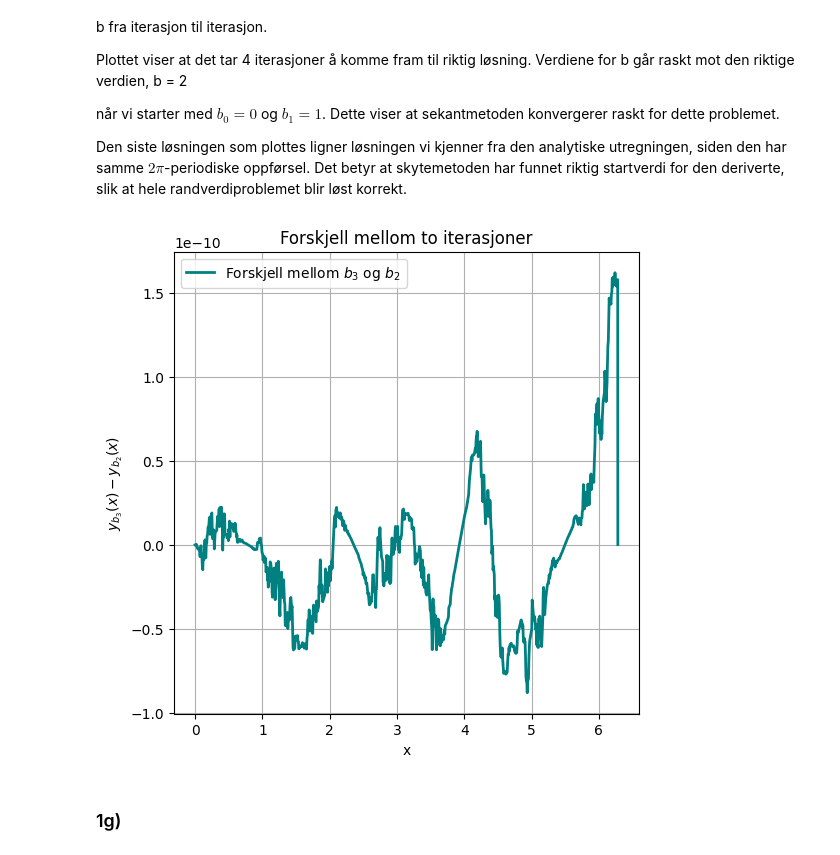
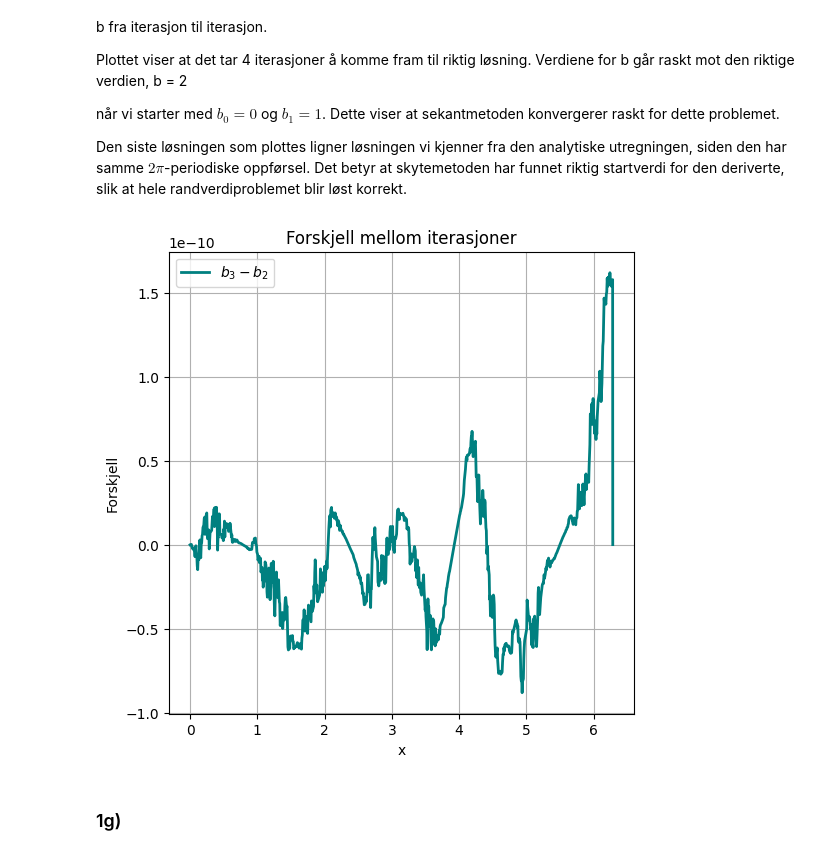
Before and after one commit to selmaberg05/TMA4320-Prosjekt3-gruppe-Andrihol-Emilyan-Selmahbe, a Jupyter notebook: Prosjekt3.ipynb, the cells around one changed output. Drawn from its saved outputs; the diff is of its cells as text; code cells hidden in the pictures.

```diff
--- a/Prosjekt3.ipynb
+++ b/Prosjekt3.ipynb
@@ -396,23 +420,34 @@ For å kontrollere resultatet brukes også en numerisk løser fra SymPy. Denne g
 # %% [markdown]
 ### 1f)
 # %%
+# Funksjon som brukes i skytemetoden
 def g_shoot(b):
     x_init = 0
     x_end = 2*np.pi
-    y_init = [0, b]
+    y_init = [0, b]   # startgjetning y'(0) = b
+
     h0 = 1e-2
     tol_g = 1e-7
     alpha = 0.8
 
-    x_vals, y_vals, h_vals, n, m = solve_rk(f, x_init, x_end, y_init, h0, tol_g, alpha)
+    # løser initialverdiproblemet
+    x_vals, y_vals, h_vals, n, m = solve_rk(
+        f, x_init, x_end, y_init, h0, tol_g, alpha
+    )
 
+    # returnerer y(2π) som skal bli 0
     return y_vals[-1, 0]
 
+
+# startgjetninger for b
 b0 = 0.0
 b1 = 1.5
 
+# finner riktig b med sekantmetoden
 b_root, b_values = secant(g_shoot, b0, b1, tol=1e-8)
 
+
+# parametere
 x_init = 0
 x_end = 2*np.pi
 h0 = 1e-2
@@ -423,10 +458,17 @@ colors = ["purple", "blue", "hotpink", "teal", "orange", "green"]
 
 plt.figure()
 
+# plotter løsningen for hver iterasjon av b
 for i, b in enumerate(b_values):
     y_init = [0, b]
-    x_vals, y_vals, h_vals, n, m = solve_rk(f, x_init, x_end, y_init, h0, tol_g, alpha)
-    plt.plot(x_vals, y_vals[:, 0], label=f"$b_{i}$ = {b:.3f}", color=colors[i % len(colors)])
+
+    x_vals, y_vals, h_vals, n, m = solve_rk(
+        f, x_init, x_end, y_init, h0, tol_g, alpha
+    )
+
+    plt.plot(x_vals, y_vals[:, 0],
+             label=f"$b_{i}$ = {b:.3f}",
+             color=colors[i % len(colors)])
 
 plt.grid(True)
 plt.xlabel("x")
@@ -435,6 +477,7 @@ plt.title(r"Løsninger for $y_b(x)$")
 plt.legend()
 plt.show()
 
+# skriver ut verdien av b
 print(f"Funnet b = {b_root:.8f}")
 # %% [output]
 [figure]
@@ -450,24 +493,28 @@ når vi starter med $b_0 = 0 $ og $b_1 = 1$. Dette viser at sekantmetoden konver
 
 Den siste løsningen som plottes ligner løsningen vi kjenner fra den analytiske utregningen, siden den har samme $2\pi$-periodiske oppførsel. Det betyr at skytemetoden har funnet riktig startverdi for den deriverte, slik at hele randverdiproblemet blir løst korrekt.
 # %%
+# b-verdier fra sekantmetoden
 y_init_b3 = [0, b_values[3]]
 y_init_b2 = [0, b_values[2]]
 
+# Løser for begge
 x_vals, y_b3, h, n, m = solve_rk(f, x_init, x_end, y_init_b3, h0, tol_g, alpha)
 x_vals, y_b2, h, n, m = solve_rk(f, x_init, x_end, y_init_b2, h0, tol_g, alpha)
 
+# Forskjell mellom løsningene
 diff = y_b3[:, 0] - y_b2[:, 0]
 
+# Plotter forskjellen
 plt.figure()
-plt.plot(x_vals, diff, label=r"Forskjell mellom $b_3$ og $b_2$", color="teal")
+plt.plot(x_vals, diff, label=r"$b_3 - b_2$", color="teal")
+plt.xlabel("x")
+plt.ylabel("Forskjell")
+plt.title("Forskjell mellom iterasjoner")
 plt.grid(True)
-plt.xlabel("x")
-plt.ylabel(r"$y_{b_3}(x) - y_{b_2}(x)$")
-plt.title("Forskjell mellom to iterasjoner")
 plt.legend()
 plt.show()
 # %% [output]
-[figure, old version]
+[figure, new version]
 # %% [markdown]
 ### 1g)
 # %%
```
Also changed, not shown: parts of 21 cells of this notebook.
